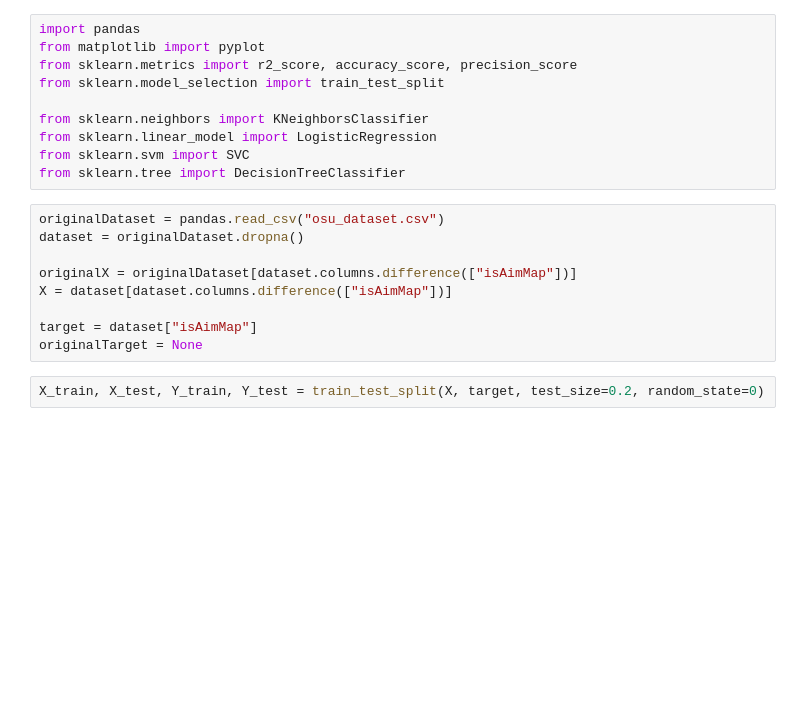
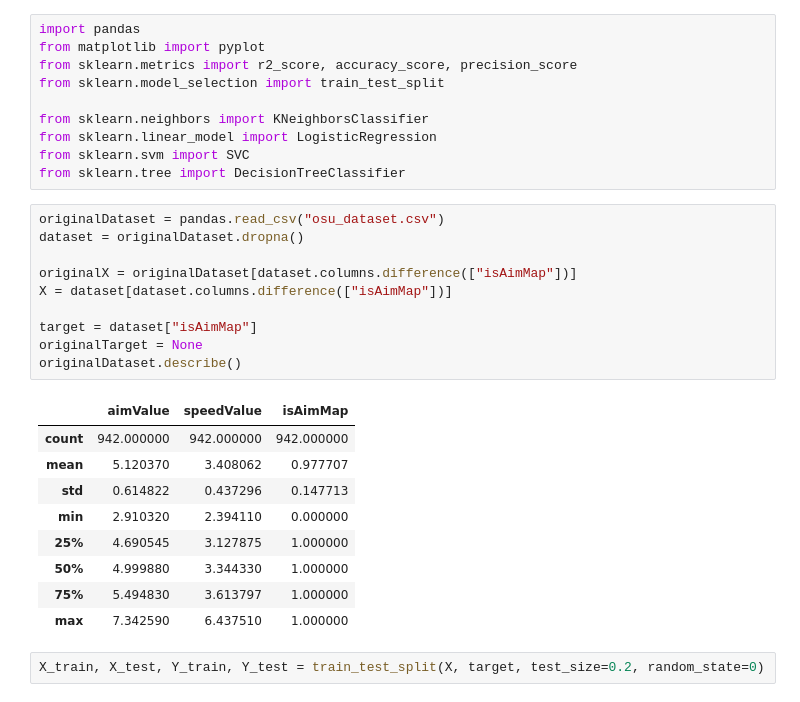
Before and after one commit to yaggod/osu-classifier, a Jupyter notebook: osu_classifier.ipynb, the cells around one changed output. Cells and saved outputs as stored; diff of their text form; blank space fills up the shorter version.

Commit message:
changed dataset by a bit

```diff
--- a/osu_classifier.ipynb
+++ b/osu_classifier.ipynb
@@ -11,12 +11,23 @@ from sklearn.tree import DecisionTreeClassifier
 # %%
 originalDataset = pandas.read_csv("osu_dataset.csv")
 dataset = originalDataset.dropna()
 
 originalX = originalDataset[dataset.columns.difference(["isAimMap"])]
 X = dataset[dataset.columns.difference(["isAimMap"])]
 
 target = dataset["isAimMap"]
 originalTarget = None
+originalDataset.describe()
+# %% [output]
+|  | aimValue | speedValue | isAimMap |
+| count | 942.000000 | 942.000000 | 942.000000 |
+| mean | 5.120370 | 3.408062 | 0.977707 |
+| std | 0.614822 | 0.437296 | 0.147713 |
+| min | 2.910320 | 2.394110 | 0.000000 |
+| 25% | 4.690545 | 3.127875 | 1.000000 |
+| 50% | 4.999880 | 3.344330 | 1.000000 |
+| 75% | 5.494830 | 3.613797 | 1.000000 |
+| max | 7.342590 | 6.437510 | 1.000000 |
 # %%
 X_train, X_test, Y_train, Y_test = train_test_split(X, target, test_size=0.2, random_state=0)
 # %%
```
Also changed, not shown: parts of 5 cells of this notebook, 1 other file.
